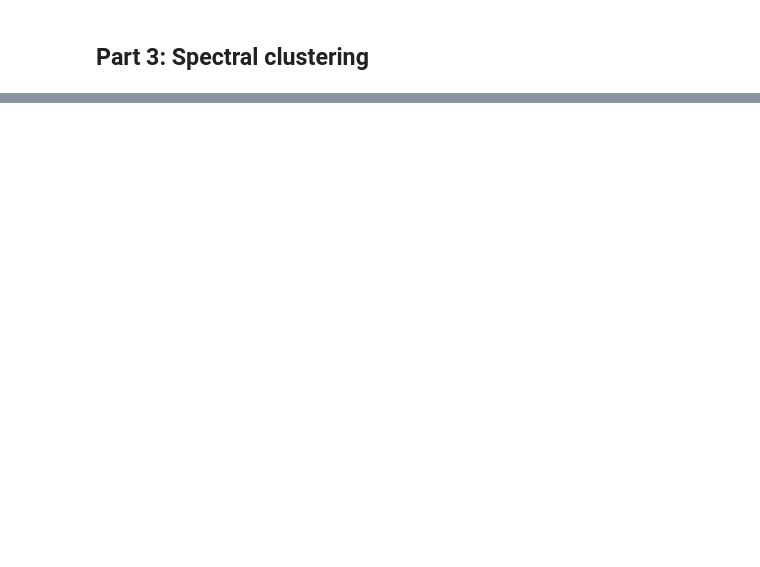
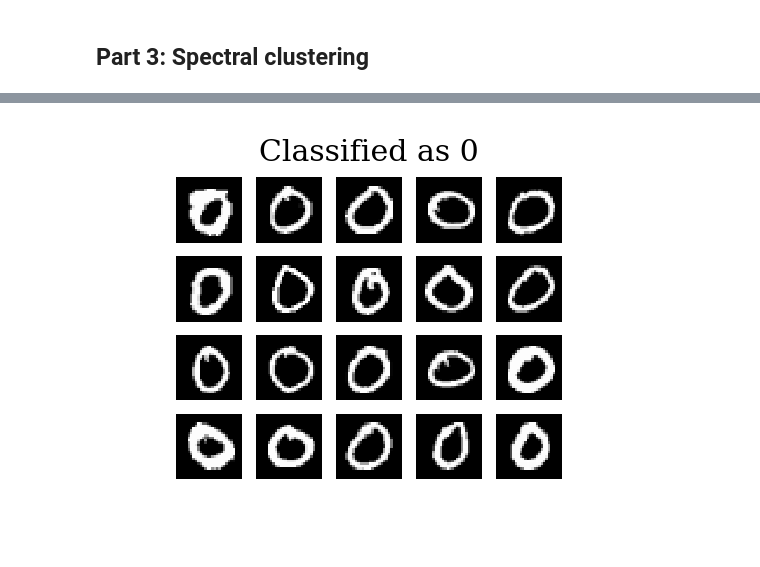
Before and after one commit to dtanoglidis/Machine-Learning-and-Large-Scale-Data-Analysis, a Jupyter notebook: HW2_Prob5_Tanoglidis.ipynb, the cells around one changed output, grey strips where cells are left out. Cells and saved outputs as stored; diff of their text form; code cells hidden in the pictures; blank space fills up the shorter version.

```diff
--- a/HW2_Prob5_Tanoglidis.ipynb
+++ b/HW2_Prob5_Tanoglidis.ipynb
@@ -575,0 +665,4 @@ plt.show()
+# %%
+eig_values, eig_vectors = np.linalg.eig(L_mat)
+
+print(eig_values[0:50])
@@ -575,0 +685,6 @@ plt.show()
+# %%
+eig_vecs_10 = (eig_vectors.T)[1:11]
+
+eig_vecs_10 = eig_vecs_10.T
+
+print(np.shape(eig_vecs_10))
@@ -575,0 +695,19 @@ plt.show()
+# %%
+k_means = KMeans(10)
+
+# Train and predict labels
+labels = k_means.fit_predict(eig_vecs_10)
+
+# Now assign labels to each cluster according to the majority label
+
+# Find majority label. Initialize
+major_l = np.zeros(10)
+
+for i in range(10):
+    # Get the labels of the training set of
+    # the elements classified as belonging to the i-th cluster
+    y_labels = labels_first[(labels==i)]
+    major_l[i] = majority(y_labels)
+
+#Print majority labels
+print major_l
@@ -575,0 +722,18 @@ plt.show()
+# %%
+clust_1 = (data_first[(labels==0)])[0:20,:]
+
+plt.figure(figsize=(ncols*0.5, nrows*0.5))
+nrows = 4
+ncols = 5
+
+for i in xrange(nrows*ncols):
+    if (i==3):
+        plt.title("Classified as 0")
+    plt.subplot(nrows, ncols, i+1)
+    plt.imshow(clust_1[i].reshape((28,28)), cmap='gray')
+    plt.axis('off')
+
+plt.axis('off')
+plt.show()
+# %% [output]
+[figure, added]
```
Also changed, not shown: parts of 43 cells of this notebook.
